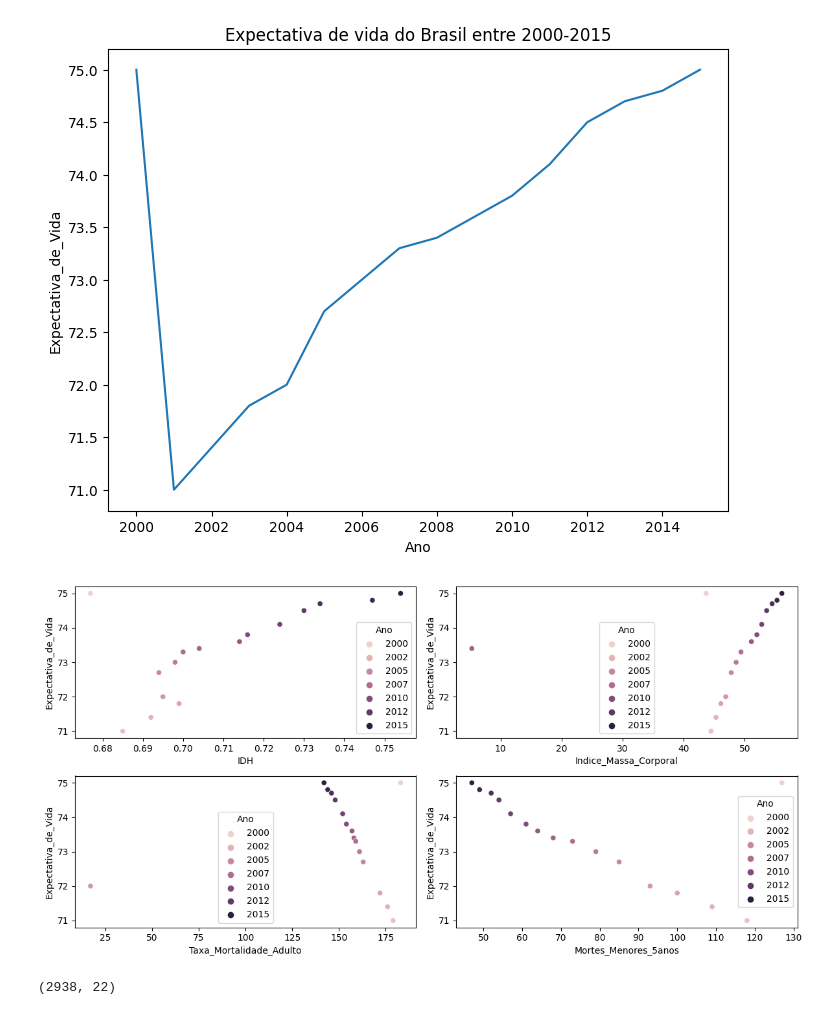
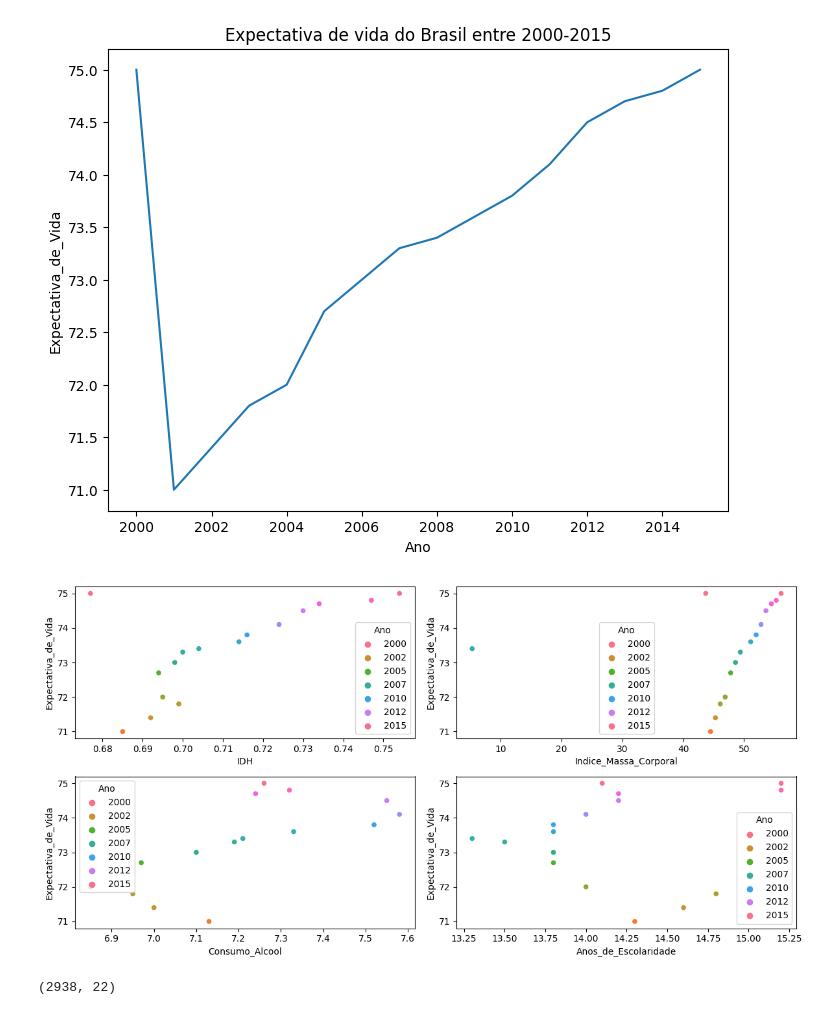
Before and after one commit to rochamarcio/Expectativa_de_vida, a Jupyter notebook: expectativa_de_vida.ipynb, the cells around one changed output. Drawn from its saved outputs; the diff is of its cells as text; code cells hidden in the pictures.

```diff
--- a/expectativa_de_vida.ipynb
+++ b/expectativa_de_vida.ipynb
@@ -207,16 +207,16 @@ ax.get_figure().savefig("Crescimento_expectativa_de_vida_Brasil.png")
 [figure]
 # %%
 # Indicadores do Brasil
-coluna = ['IDH','Indice_Massa_Corporal','Taxa_Mortalidade_Adulto','Mortes_Menores_5anos']
+coluna = ['IDH','Indice_Massa_Corporal','Consumo_Alcool','Anos_de_Escolaridade']
 fig, axs = plt.subplots(2, 2, figsize=(12, 6))
 axs = axs.flatten()
  # colocar titulo
 for i,var in enumerate(coluna):
-    ax = sns.scatterplot(x=var, y='Expectativa_de_Vida',hue='Ano',data=Brasil, ax=axs[i])
+    ax = sns.scatterplot(x=var, y='Expectativa_de_Vida',hue='Ano',data=Brasil, ax=axs[i],palette='husl')
     ax.get_figure().savefig("Dispersão de variaveis Brasil.png")
 fig.tight_layout()
 # %% [output]
-[figure, old version]
+[figure, new version]
 # %%
 df.shape
 # %% [output]
```
Also changed, not shown: parts of 8 cells of this notebook, 9 other files.
